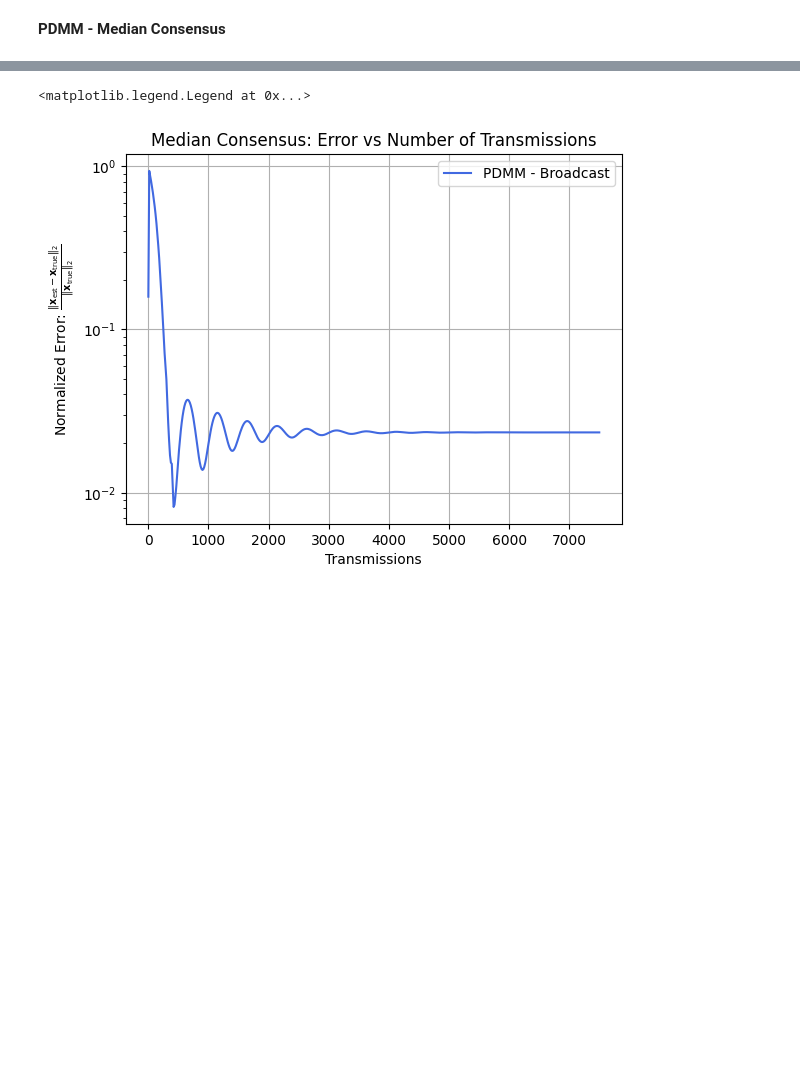
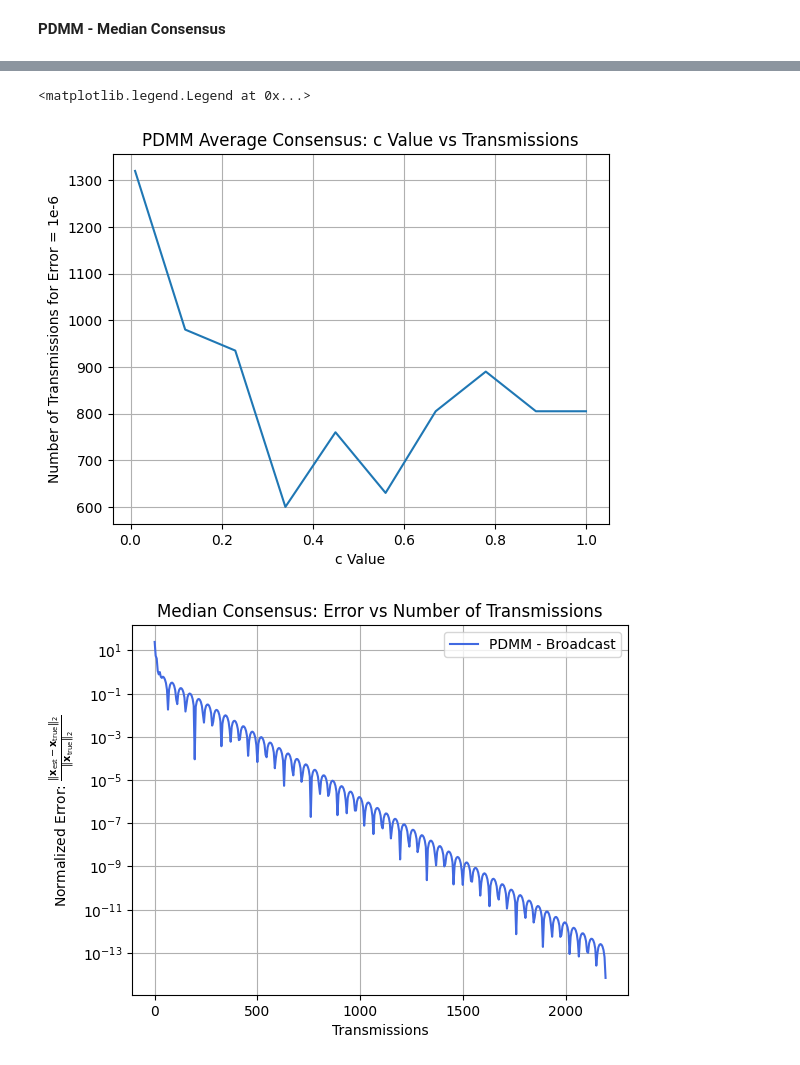
Before and after one commit to josephine-king/EE4540_Project, a Jupyter notebook: distributed_project.ipynb, the cells around one changed output, grey strips where cells are left out. Drawn from its saved outputs; the diff is of its cells as text; code cells hidden in the pictures; blank space fills up the shorter version.

```diff
--- a/distributed_project.ipynb
+++ b/distributed_project.ipynb
@@ -13,7 +13,7 @@ FIELD_RANGE = np.array([[0, FIELD_SIZE], [0, FIELD_SIZE]])
 # True measurement function
 field_function = get_field_function()
 
-COMM_RANGE = 61
+COMM_RANGE = 81
 NUM_SENSORS = calculate_num_sensors(COMM_RANGE, FIELD_SIZE, 2)
 print("Selected number of sensors:", NUM_SENSORS)
 # %% [output]
@@ -270,7 +270,9 @@ plt.legend()
 # %% [markdown]
 **PDMM - Median Consensus**
 # %%
-def pdmm_median(adjacency_matrix, sensor_measurements, c, broadcast = False, num_iter = 500):
+sensor_measurements = np.random.normal(0, 1, sensor_measurements.shape)
+print(np.mean(sensor_measurements))
+def pdmm_median(adjacency_matrix, sensor_measurements, c, broadcast = False, num_iter = 5000, err=1e-14):
 
     n = adjacency_matrix.shape[0]
     # Initialize variables
@@ -284,12 +286,12 @@ def pdmm_median(adjacency_matrix, sensor_measurements, c, broadcast = False, num
         for j in range(n):
             if adjacency_matrix[i, j] > 0:
                 # TODO: not sure how to initialize z
-                z[(i, j)] = 0
+                z[(i, j)] = np.random.normal(np.mean(sensor_measurements), 1e-2)
 
     iter = 0
     transmission = 0
     transmissions = [transmission]
-    while iter < num_iter and error_val > 1e-10:
+    while iter < num_iter and error_val > err:
 
 
         for i in range(n):
@@ -302,13 +304,13 @@ def pdmm_median(adjacency_matrix, sensor_measurements, c, broadcast = False, num
                 sum += A * z[(i, j)]
 
             # x update
-            print("Val1: ", -1 - (sum/(c*len(neighbors_idx))))
-            print("Val2: ", 1 - (sum/(c*len(neighbors_idx))))
+            #print("Val1: ", -1 - (sum/(c*len(neighbors_idx))))
+            #print("Val2: ", 1 - (sum/(c*len(neighbors_idx))))
 
-            if (-1 - (sum/(c*len(neighbors_idx))) > sensor_measurements[i]):
-                x[i] = -1 - (sum/(c*len(neighbors_idx)))
-            elif (1 - (sum/(c*len(neighbors_idx))) < sensor_measurements[i]):
-                x[i] = 1 - (sum/(c*len(neighbors_idx)))
+            if (-1 - sum)/(c*len(neighbors_idx)) > sensor_measurements[i]:
+                x[i] = (-1 - sum)/(c*len(neighbors_idx))
+            elif (1 - sum)/(c*len(neighbors_idx)) < sensor_measurements[i]:
+                x[i] = (1 - sum)/(c*len(neighbors_idx))
             else:
                 x[i] = sensor_measurements[i]
 
@@ -332,22 +334,24 @@ def pdmm_median(adjacency_matrix, sensor_measurements, c, broadcast = False, num
 
         iter += 1
 
+    print(iter)
     return error_vals, transmissions, x
 
-# c_vals = np.linspace(0.01, 1, 10)
-# num_transmissions = []
-# for c in c_vals:
-#     error_vals, transmissions, x = pdmm_median(adjacency_matrix, sensor_measurements, c, broadcast=True, num_iter=2000)
-#     num_transmissions.append(transmissions[-1])
-# best_c = c_vals[np.argmin(num_transmissions)]
-# print("Best c value is:", np.round(best_c, 2))
-best_c = 20
-# fig = plt.figure()
-# plt.plot(c_vals, num_transmissions, label='Number of Transmissions')
-# plt.grid(True)
-# plt.xlabel("c Value")
-# plt.ylabel("Number of Transmissions for Error = 1e-14")
-# plt.title("PDMM Average Consensus: c Value vs Transmissions")
+c_vals = np.linspace(0.01, 1, 10)
+num_transmissions = []
+for c in c_vals:
+    error_vals, transmissions, x = pdmm_median(adjacency_matrix, sensor_measurements, c, broadcast=True, num_iter=2000, err=1e-6)
+    num_transmissions.append(transmissions[-1])
+best_c = c_vals[np.argmin(num_transmissions)]
+print("Best c value is:", np.round(best_c, 2))
+best_c = 1
+
+fig = plt.figure()
+plt.plot(c_vals, num_transmissions, label='Number of Transmissions')
+plt.grid(True)
+plt.xlabel("c Value")
+plt.ylabel("Number of Transmissions for Error = 1e-6")
+plt.title("PDMM Average Consensus: c Value vs Transmissions")
 
 error_vals, transmissions, x = pdmm_median(adjacency_matrix, sensor_measurements, best_c, broadcast = True)
 print(x)
@@ -388,2 +393,3 @@ Median node indices: [1]
 <matplotlib.legend.Legend at 0x...>
-[figure, old version]
+[figure, new version]
+[figure, added]
```
Also changed, not shown: parts of 6 cells of this notebook.
